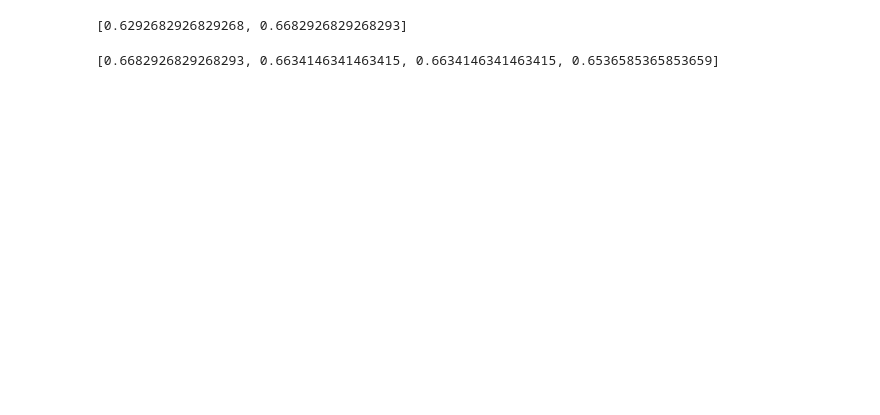
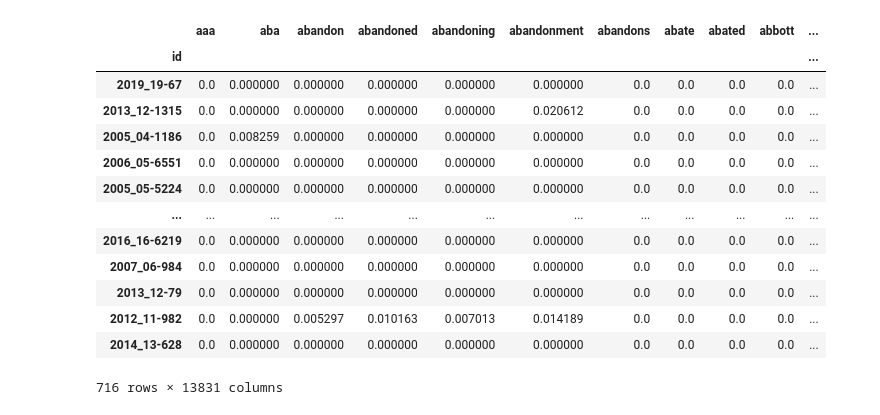
Before and after one commit to baueramari/team-supreme, a Jupyter notebook: MLP_Tuning_AB.ipynb, the cells around one changed output. Saved outputs shown, nothing was run; the diff lists cells and outputs as text; code cells hidden in the pictures; blank space fills up the shorter version.

Commit message:
Cleaning up, bayes testing

```diff
--- a/MLP_Tuning_AB.ipynb
+++ b/MLP_Tuning_AB.ipynb
@@ -101,0 +145,12 @@ print(accuracy)
+# %%
+#top model with simplest parameters
+#162,relu,0.0001,"(4, 3, 2)",adaptive,500,sgd,"{'activation': 'relu', 'alpha': 0.0001,
+#'hidden_layer_sizes': (4, 3, 2), 'learning_rate': 'adaptive', 'max_iter': 500, 'solver': 'sgd'}"
+mlp = MLPClassifier(random_state = 0, max_iter = 500, solver = 'sgd',
+                    hidden_layer_sizes = (4,3,2), learning_rate = 'adaptive',
+                   activation='relu', alpha = 0.0001)
+mlp.fit(X_train_all,y_train.loc[:,'win_side'])
+predict_test = mlp.predict(X_test_all)
+print('accuracy_score:',accuracy_score(y_test.loc[:,'win_side'],predict_test))
+print('f1_score:', f1_score(y_test.loc[:,'win_side'],predict_test))
+#default alpha and activation are fine, rest were tuned
@@ -102,9 +165,9 @@ print(accuracy)
 # %%
-accuracy = []
-for val in hidden_layer_sizes:
-    mlp = MLPClassifier(hidden_layer_sizes = val, max_iter=500, random_state = 0)
-    mlp.fit(X_train_feat, y_train.loc[:,'win_side'])
-    pred = mlp.predict(X_test_feat)
-    accuracy.append(accuracy_score(y_test.loc[:,'win_side'],pred))
-print(accuracy)
+model = GaussianNB()
+model.fit(X_train_all,y_train.loc[:,'win_side'])
+win_pred = model.predict(X_test_all)
+
+print('Naive Bayes All')
+print('accuracy_score:', accuracy_score(y_test.loc[:,'win_side'],win_pred))
+print('f1_score:', f1_score(y_test.loc[:,'win_side'],win_pred))
 # %% [output]
@@ -123,25 +189,23 @@ print(accuracy)
 # %%
-accuracy = []
-for val in solver:
-    mlp = MLPClassifier(hidden_layer_sizes = (50,40,25), max_iter=500,
-                        random_state = 0, activation = 'relu', solver=val)
-    mlp.fit(X_train_feat, y_train.loc[:,'win_side'])
-    pred = mlp.predict(X_test_feat)
-    accuracy.append(accuracy_score(y_test.loc[:,'win_side'],pred))
-print(accuracy)
-#Adam solver seems best
+X_train_tfidf = X_train_all.loc[:,X_train_all.columns.difference(['convo_count',
+       'justice_utt_share', 'petitioner_advocate_utt_share', 'cons_just','prop_cons'])]
+X_test_tfidf = X_test_all.loc[:,X_test_all.columns.difference(['convo_count',
+       'justice_utt_share', 'petitioner_advocate_utt_share', 'cons_just','prop_cons'])]
-# %% [output]
-[0.6292682926829268, 0.6682926829268293]
-# %%
-accuracy = []
-for val in alpha:
-    mlp = MLPClassifier(hidden_layer_sizes = (50,40,25), max_iter=500,
-                        random_state = 0, activation = 'relu', solver='adam', alpha = val)
-    mlp.fit(X_train_feat, y_train.loc[:,'win_side'])
-    pred = mlp.predict(X_test_feat)
-    accuracy.append(accuracy_score(y_test.loc[:,'win_side'],pred))
-print(accuracy)
-#Alpha val of 0.0001 seems best
-# %% [output]
-[0.6682926829268293, 0.6634146341463415, 0.6634146341463415, 0.6536585365853659]
+# %%
+X_train_tfidf
+# %% [output]
+|  | aaa | aba | abandon | abandoned | abandoning | abandonment | abandons | abate | abated | abbott | ... |
+| id |  |  |  |  |  |  |  |  |  |  | ... |
+| 2019_19-67 | 0.0 | 0.000000 | 0.000000 | 0.000000 | 0.000000 | 0.000000 | 0.0 | 0.0 | 0.0 | 0.0 | ... |
+| 2013_12-1315 | 0.0 | 0.000000 | 0.000000 | 0.000000 | 0.000000 | 0.020612 | 0.0 | 0.0 | 0.0 | 0.0 | ... |
+| 2005_04-1186 | 0.0 | 0.008259 | 0.000000 | 0.000000 | 0.000000 | 0.000000 | 0.0 | 0.0 | 0.0 | 0.0 | ... |
+| 2006_05-6551 | 0.0 | 0.000000 | 0.000000 | 0.000000 | 0.000000 | 0.000000 | 0.0 | 0.0 | 0.0 | 0.0 | ... |
+| 2005_05-5224 | 0.0 | 0.000000 | 0.000000 | 0.000000 | 0.000000 | 0.000000 | 0.0 | 0.0 | 0.0 | 0.0 | ... |
+| ... | ... | ... | ... | ... | ... | ... | ... | ... | ... | ... | ... |
+| 2016_16-6219 | 0.0 | 0.000000 | 0.000000 | 0.000000 | 0.000000 | 0.000000 | 0.0 | 0.0 | 0.0 | 0.0 | ... |
+| 2007_06-984 | 0.0 | 0.000000 | 0.000000 | 0.000000 | 0.000000 | 0.000000 | 0.0 | 0.0 | 0.0 | 0.0 | ... |
+| 2013_12-79 | 0.0 | 0.000000 | 0.000000 | 0.000000 | 0.000000 | 0.000000 | 0.0 | 0.0 | 0.0 | 0.0 | ... |
+| 2012_11-982 | 0.0 | 0.000000 | 0.005297 | 0.010163 | 0.007013 | 0.014189 | 0.0 | 0.0 | 0.0 | 0.0 | ... |
+| 2014_13-628 | 0.0 | 0.000000 | 0.000000 | 0.000000 | 0.000000 | 0.000000 | 0.0 | 0.0 | 0.0 | 0.0 | ... |
+716 rows × 13831 columns
 # %%
```
Also changed, not shown: parts of 18 cells of this notebook, 2 other files.
